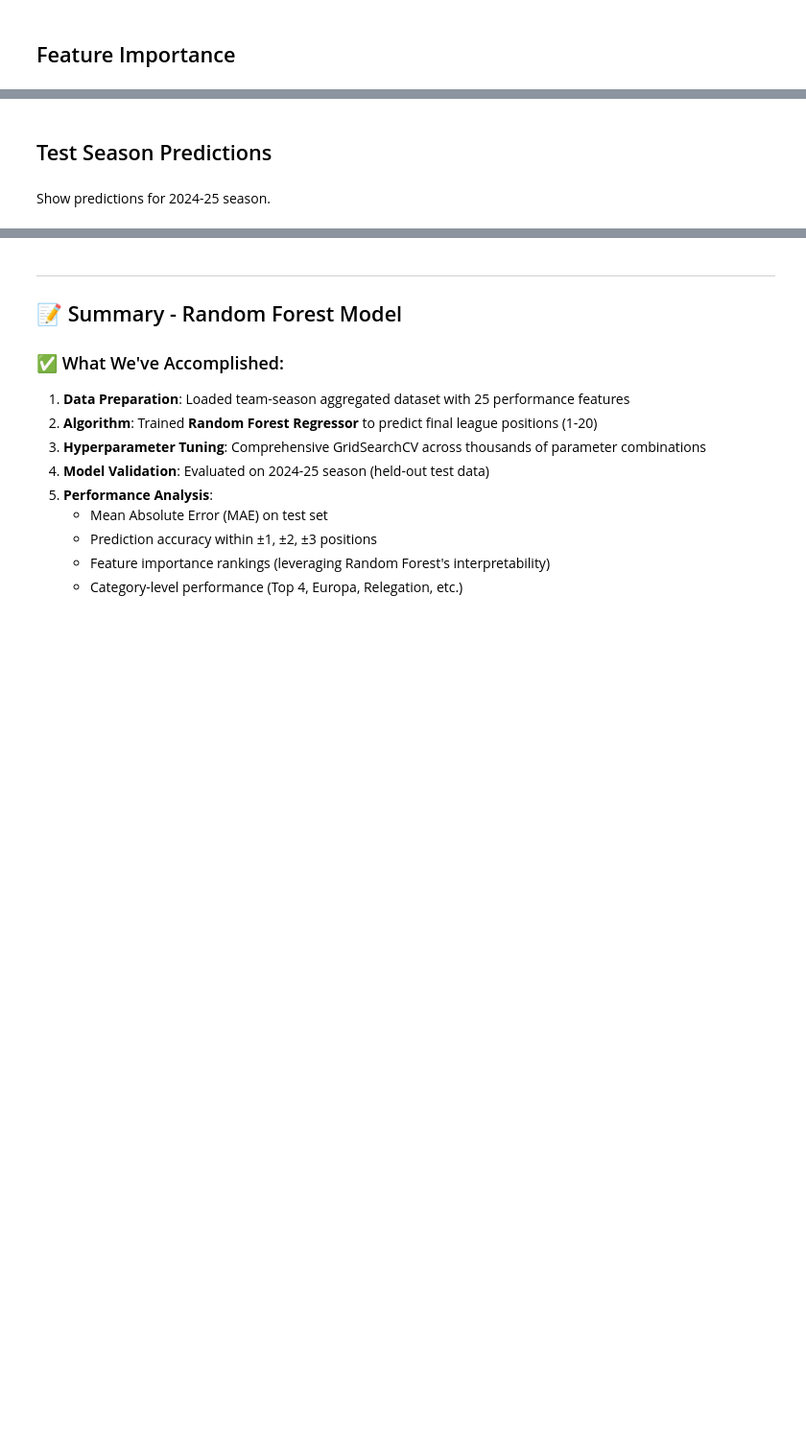
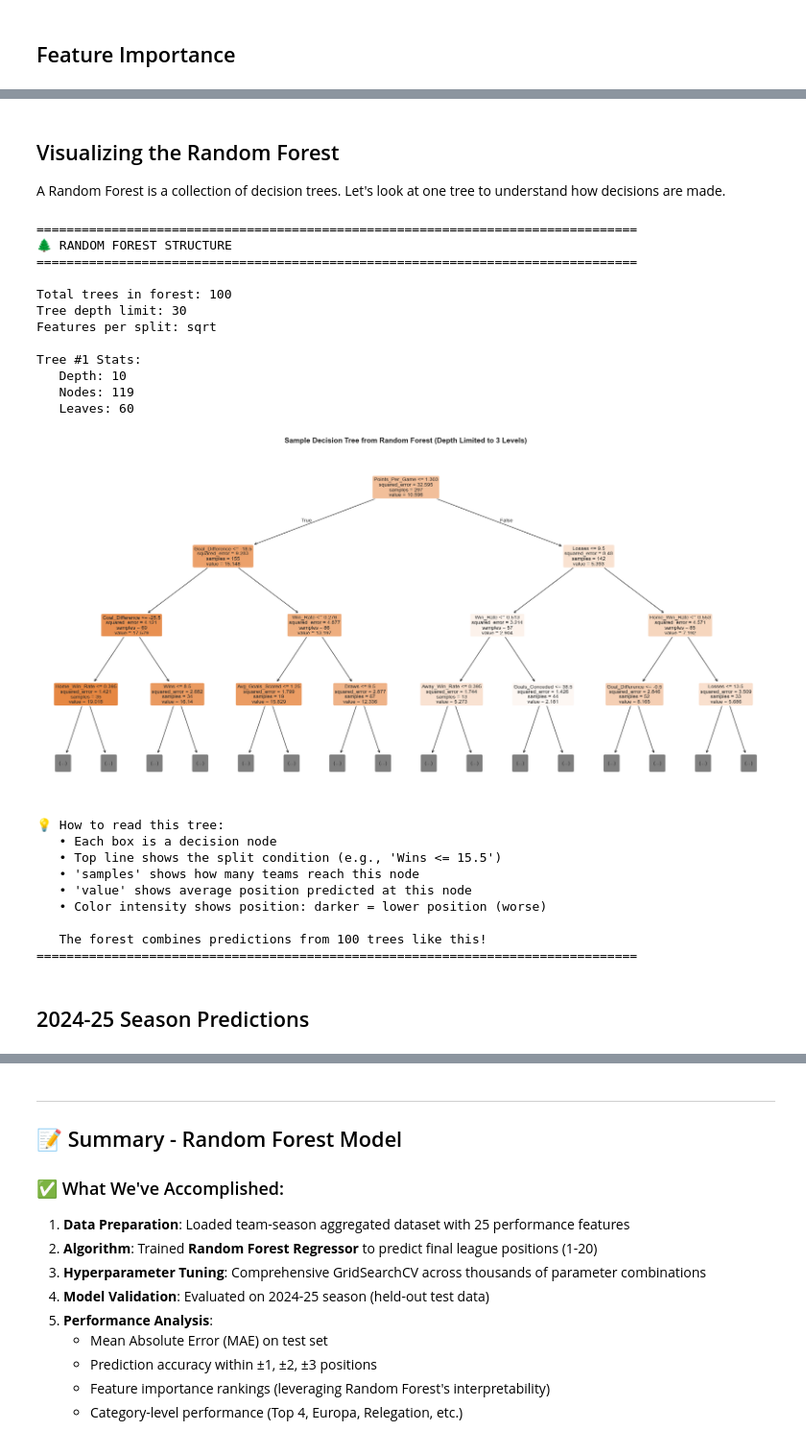
Before and after one commit to AtfastrSlushyMaker/pl-standings-prediction-project, a Jupyter notebook: notebooks/algorithms/random_forest/random_forest.ipynb, the cells around one changed output, grey strips where cells are left out. Shown at 96% size. Cells and saved outputs as stored; diff of their text form; code cells hidden in the pictures; blank space fills up the shorter version.

```diff
--- a/notebooks/algorithms/random_forest/random_forest.ipynb
+++ b/notebooks/algorithms/random_forest/random_forest.ipynb
@@ -822,4 +460,70 @@ print("=" * 80)
+# %% [markdown]
+## Visualizing the Random Forest
+
+A Random Forest is a collection of decision trees. Let's look at one tree to understand how decisions are made.
+# %%
+# Visualize one decision tree from the Random Forest
+from sklearn.tree import plot_tree
+import matplotlib.pyplot as plt
+
+print("=" * 80)
+print("🌲 RANDOM FOREST STRUCTURE")
+print("=" * 80)
+print(f"\nTotal trees in forest: {len(best_rf.estimators_)}")
+print(f"Tree depth limit: {best_rf.max_depth}")
+print(f"Features per split: {best_rf.max_features}")
+
+# Get the first tree (they're all different due to bootstrapping)
+tree = best_rf.estimators_[0]
+
+print(f"\nTree #1 Stats:")
+print(f"   Depth: {tree.tree_.max_depth}")
+print(f"   Nodes: {tree.tree_.node_count}")
+print(f"   Leaves: {tree.tree_.n_leaves}")
+
+# Visualize the tree (limited depth for readability)
+plt.figure(figsize=(20, 10))
+plot_tree(tree,
+          max_depth=3,  # Only show first 3 levels (otherwise too complex)
+          feature_names=feature_cols,
+          filled=True,
+          rounded=True,
+          fontsize=10)
+plt.title('Sample Decision Tree from Random Forest (Depth Limited to 3 Levels)',
+          fontsize=14, fontweight='bold', pad=20)
+plt.tight_layout()
+plt.show()
+
+print("\n💡 How to read this tree:")
+print("   • Each box is a decision node")
+print("   • Top line shows the split condition (e.g., 'Wins <= 15.5')")
+print("   • 'samples' shows how many teams reach this node")
+print("   • 'value' shows average position predicted at this node")
+print("   • Color intensity shows position: darker = lower position (worse)")
+print("\n   The forest combines predictions from 100 trees like this!")
+print("=" * 80)
+# %% [output]
+================================================================================
+🌲 RANDOM FOREST STRUCTURE
+================================================================================
+
+Total trees in forest: 100
+Tree depth limit: 30
+Features per split: sqrt
+
+Tree #1 Stats:
+   Depth: 10
+   Nodes: 119
+   Leaves: 60
+[figure, added]
+💡 How to read this tree:
+   • Each box is a decision node
+   • Top line shows the split condition (e.g., 'Wins <= 15.5')
+   • 'samples' shows how many teams reach this node
+   • 'value' shows average position predicted at this node
+   • Color intensity shows position: darker = lower position (worse)
+
+   The forest combines predictions from 100 trees like this!
+================================================================================
 # %% [markdown]
-## Test Season Predictions
+## 2024-25 Season Predictions
-# %% [markdown]
-Show predictions for 2024-25 season.
```
Also changed, not shown: parts of 25 cells of this notebook.
